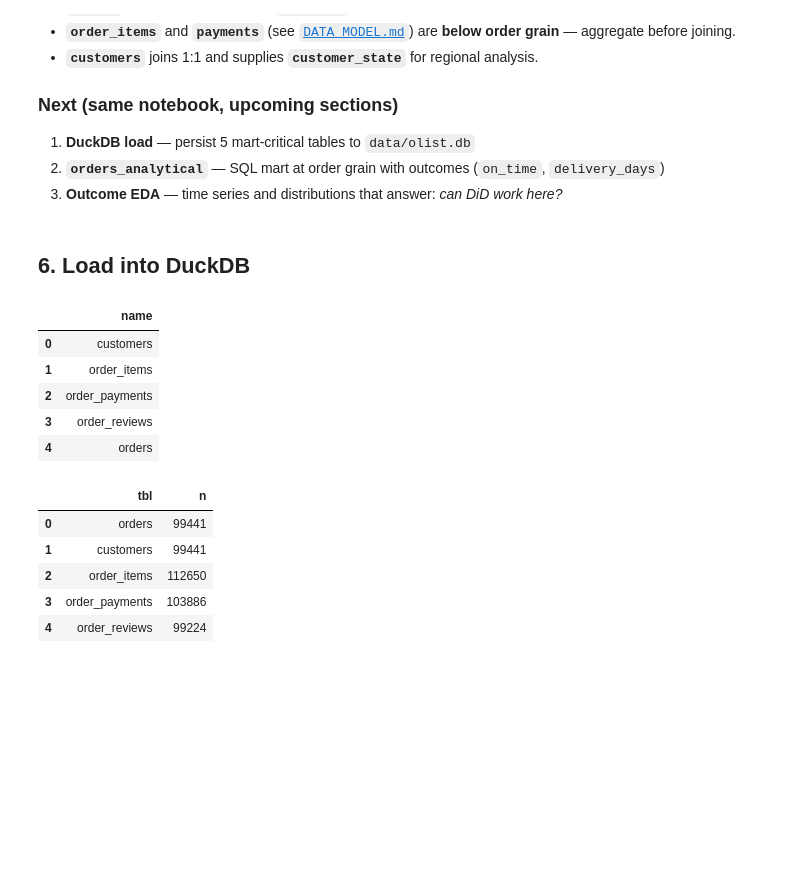
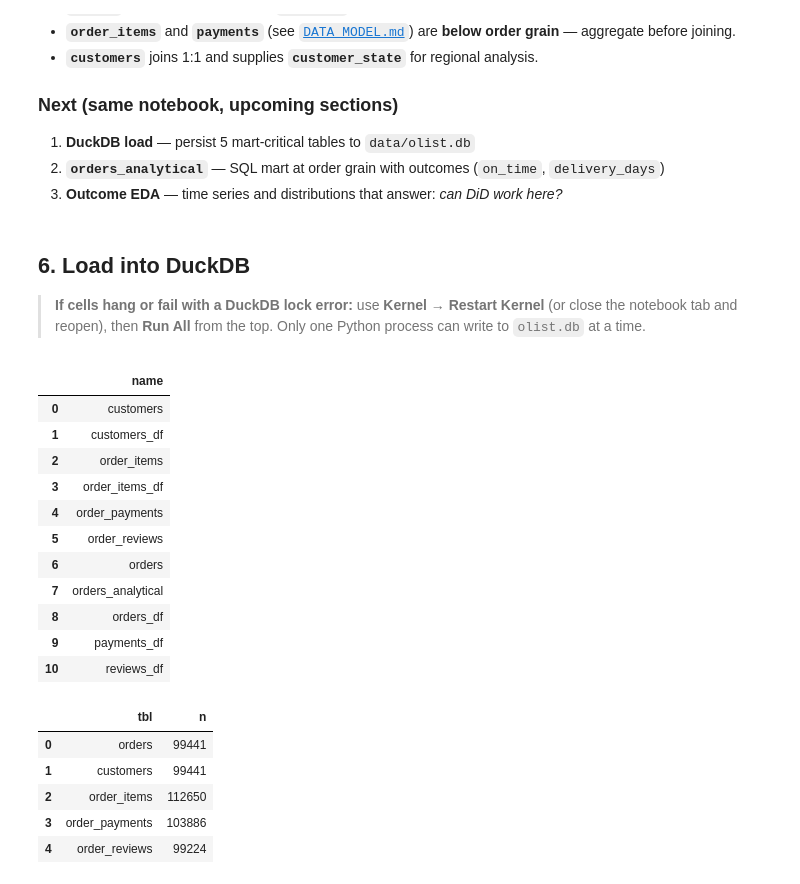
Before and after one commit to sanvirrafsaan/Marketplace-Incentives-Causal-Inference, a Jupyter notebook: notebooks/01_data_ingestion.ipynb, the cells around one changed output. Cells and saved outputs as stored; diff of their text form; code cells hidden in the pictures; blank space fills up the shorter version.

```diff
--- a/notebooks/01_data_ingestion.ipynb
+++ b/notebooks/01_data_ingestion.ipynb
@@ -289,24 +290,47 @@ dtype: float64
 3. **Outcome EDA** — time series and distributions that answer: *can DiD work here?*
 # %% [markdown]
 ## 6. Load into DuckDB
+
+> **If cells hang or fail with a DuckDB lock error:** use **Kernel → Restart Kernel** (or close the notebook tab and reopen), then **Run All** from the top. Only one Python process can write to `olist.db` at a time.
 # %%
 DB_PATH = ROOT / "data/olist.db"
+
+# Close prior connection if re-running this cell in the same kernel
+if "con" in globals():
+    try:
+        con.close()
+    except Exception:
+        pass
+
 con = duckdb.connect(DB_PATH)
 
-con.execute("CREATE OR REPLACE TABLE orders AS SELECT * FROM orders")
-con.execute("CREATE OR REPLACE TABLE customers AS SELECT * FROM customers")
-con.execute("CREATE OR REPLACE TABLE order_items AS SELECT * FROM order_items")
-con.execute("CREATE OR REPLACE TABLE order_payments AS SELECT * FROM payments")
-con.execute("CREATE OR REPLACE TABLE order_reviews AS SELECT * FROM reviews")
+# Register pandas DataFrames under distinct names (avoids table/df name collision on re-run)
+con.register("orders_df", orders)
+con.register("customers_df", customers)
+con.register("order_items_df", order_items)
+con.register("payments_df", payments)
+con.register("reviews_df", reviews)
+
+con.execute("CREATE OR REPLACE TABLE orders AS SELECT * FROM orders_df")
+con.execute("CREATE OR REPLACE TABLE customers AS SELECT * FROM customers_df")
+con.execute("CREATE OR REPLACE TABLE order_items AS SELECT * FROM order_items_df")
+con.execute("CREATE OR REPLACE TABLE order_payments AS SELECT * FROM payments_df")
+con.execute("CREATE OR REPLACE TABLE order_reviews AS SELECT * FROM reviews_df")
 
 con.sql("SHOW TABLES").df()
 # %% [output]
 |  | name |
 | 0 | customers |
-| 1 | order_items |
-| 2 | order_payments |
-| 3 | order_reviews |
-| 4 | orders |
+| 1 | customers_df |
+| 2 | order_items |
+| 3 | order_items_df |
+| 4 | order_payments |
+| 5 | order_reviews |
+| 6 | orders |
+| 7 | orders_analytical |
+| 8 | orders_df |
+| 9 | payments_df |
+| 10 | reviews_df |
 # %%
 con.sql("""
   SELECT 'orders' AS tbl, COUNT(*) AS n FROM orders
```
Also changed, not shown: parts of 16 cells of this notebook, 3 other files.
